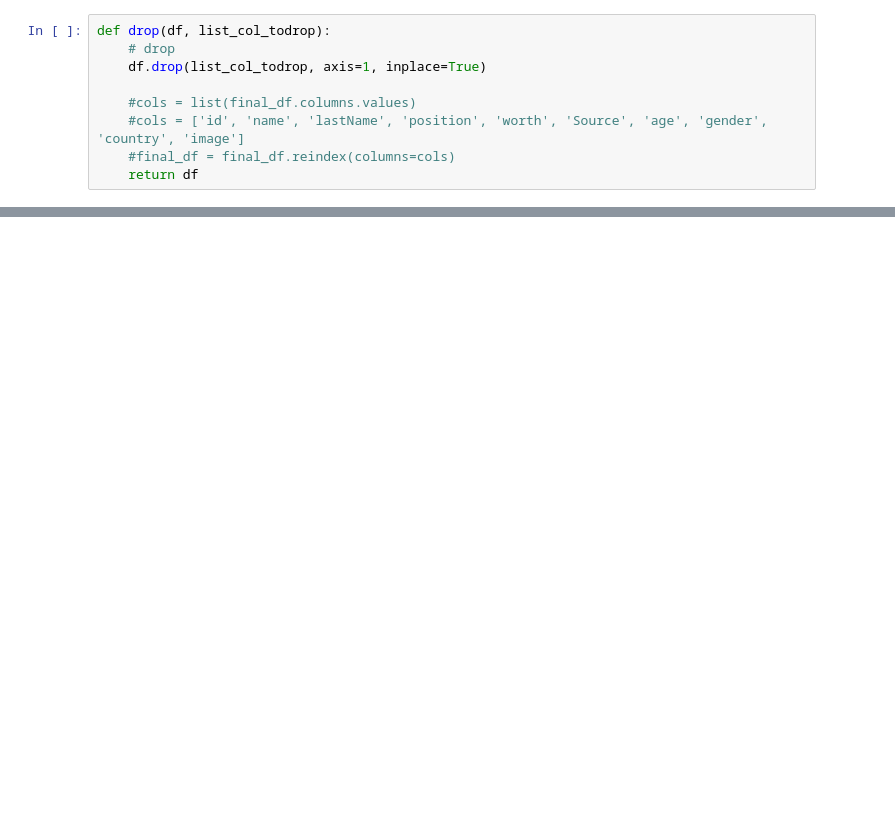
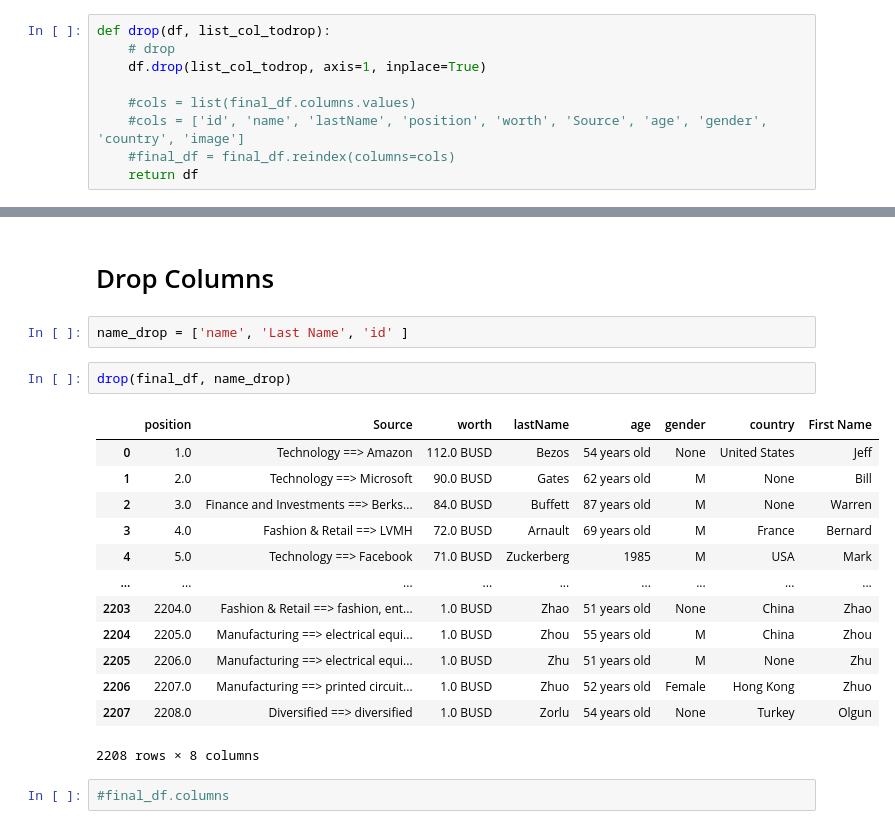
Before and after one commit to sbraca/Ironhack-Module-1-Project-hatching, a Jupyter notebook: notebooks/pipelines_test.ipynb, the cells around one changed output, grey strips where cells are left out. Cells and saved outputs as stored; diff of their text form; blank space fills up the shorter version.

```diff
--- a/notebooks/pipelines_test.ipynb
+++ b/notebooks/pipelines_test.ipynb
@@ -77,0 +103,22 @@ format_data(final_df)
+# %% [markdown]
+# Drop Columns
+# %%
+name_drop = ['name', 'Last Name', 'id' ]
+# %%
+drop(final_df, name_drop)
+# %% [output]
+|  | position | Source | worth | lastName | age | gender | country | First Name |
+| 0 | 1.0 | Technology ==> Amazon | 112.0 BUSD | Bezos | 54 years old | None | United States | Jeff |
+| 1 | 2.0 | Technology ==> Microsoft | 90.0 BUSD | Gates | 62 years old | M | None | Bill |
+| 2 | 3.0 | Finance and Investments ==> Berks... | 84.0 BUSD | Buffett | 87 years old | M | None | Warren |
+| 3 | 4.0 | Fashion & Retail ==> LVMH | 72.0 BUSD | Arnault | 69 years old | M | France | Bernard |
+| 4 | 5.0 | Technology ==> Facebook | 71.0 BUSD | Zuckerberg | 1985 | M | USA | Mark |
+| ... | ... | ... | ... | ... | ... | ... | ... | ... |
+| 2203 | 2204.0 | Fashion & Retail ==> fashion, ent... | 1.0 BUSD | Zhao | 51 years old | None | China | Zhao |
+| 2204 | 2205.0 | Manufacturing ==> electrical equi... | 1.0 BUSD | Zhou | 55 years old | M | China | Zhou |
+| 2205 | 2206.0 | Manufacturing ==> electrical equi... | 1.0 BUSD | Zhu | 51 years old | M | None | Zhu |
+| 2206 | 2207.0 | Manufacturing ==> printed circuit... | 1.0 BUSD | Zhuo | 52 years old | Female | Hong Kong | Zhuo |
+| 2207 | 2208.0 | Diversified ==> diversified | 1.0 BUSD | Zorlu | 54 years old | None | Turkey | Olgun |
+2208 rows × 8 columns
+# %%
+#final_df.columns
```
Also changed, not shown: parts of 13 cells of this notebook, 1 other file.
